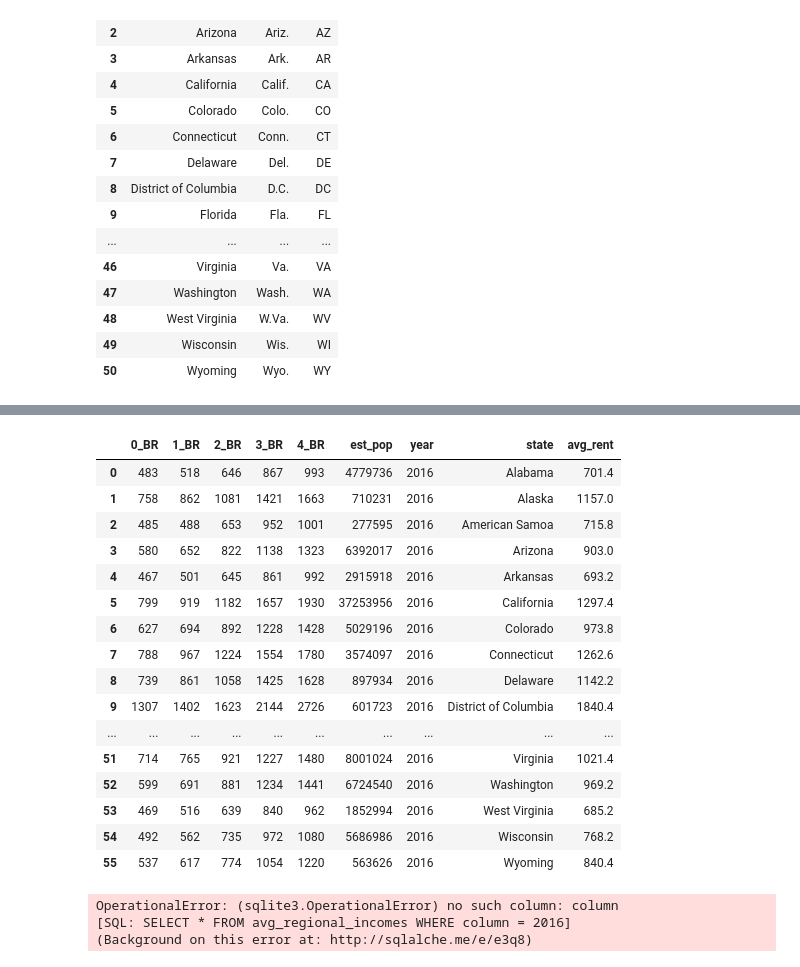
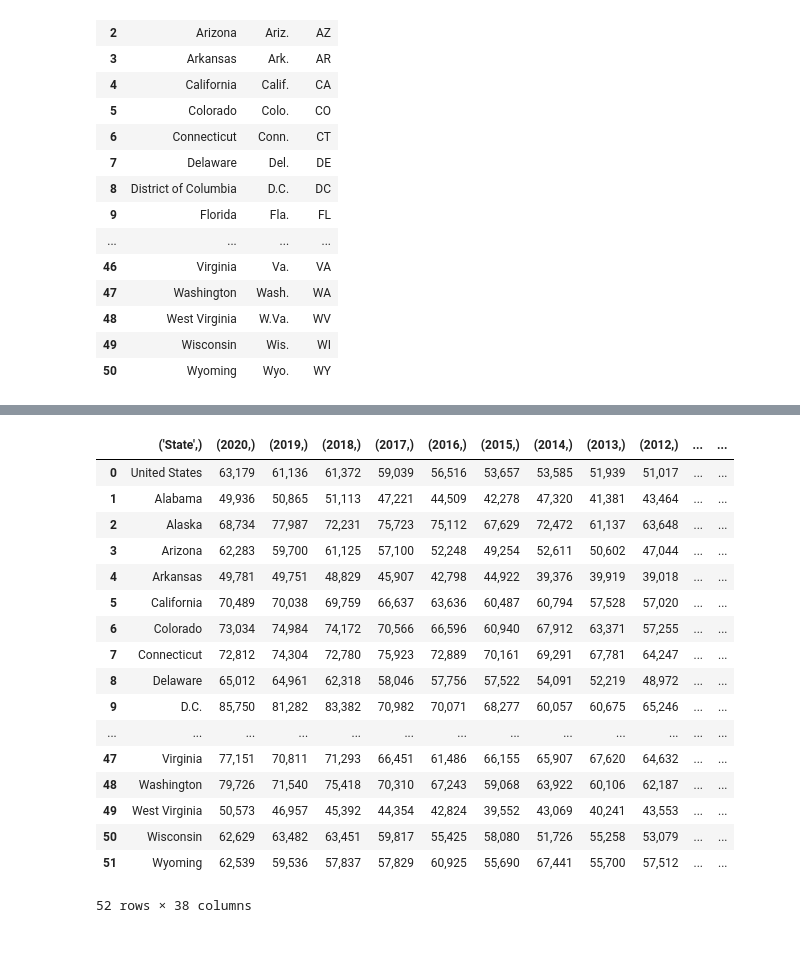
Before and after one commit to gamem001/warehousing_the_housing_crisis, a Jupyter notebook: all_notebooks/all_housing_data.ipynb, the cells around one changed output, grey strips where cells are left out. Drawn from its saved outputs; the diff is of its cells as text; code cells hidden in the pictures.

```diff
--- a/all_notebooks/all_housing_data.ipynb
+++ b/all_notebooks/all_housing_data.ipynb
@@ -671,21 +654,3 @@ SyntaxError: unexpected EOF while parsing (<ipython-input-57-397c0c0c60e1>, line
 # %%
-pd.read_sql('SELECT * FROM rental_pricing WHERE year = 2016', con=engine)
+# pd.read_sql('SELECT * FROM rental_pricing WHERE year = 2016', con=engine)
-# %% [output]
-|  | 0_BR | 1_BR | 2_BR | 3_BR | 4_BR | est_pop | year | state | avg_rent |
-| 0 | 483 | 518 | 646 | 867 | 993 | 4779736 | 2016 | Alabama | 701.4 |
-| 1 | 758 | 862 | 1081 | 1421 | 1663 | 710231 | 2016 | Alaska | 1157.0 |
-| 2 | 485 | 488 | 653 | 952 | 1001 | 277595 | 2016 | American Samoa | 715.8 |
-| 3 | 580 | 652 | 822 | 1138 | 1323 | 6392017 | 2016 | Arizona | 903.0 |
-| 4 | 467 | 501 | 645 | 861 | 992 | 2915918 | 2016 | Arkansas | 693.2 |
-| 5 | 799 | 919 | 1182 | 1657 | 1930 | 37253956 | 2016 | California | 1297.4 |
-| 6 | 627 | 694 | 892 | 1228 | 1428 | 5029196 | 2016 | Colorado | 973.8 |
-| 7 | 788 | 967 | 1224 | 1554 | 1780 | 3574097 | 2016 | Connecticut | 1262.6 |
-| 8 | 739 | 861 | 1058 | 1425 | 1628 | 897934 | 2016 | Delaware | 1142.2 |
-| 9 | 1307 | 1402 | 1623 | 2144 | 2726 | 601723 | 2016 | District of Columbia | 1840.4 |
-| ... | ... | ... | ... | ... | ... | ... | ... | ... | ... |
-| 51 | 714 | 765 | 921 | 1227 | 1480 | 8001024 | 2016 | Virginia | 1021.4 |
-| 52 | 599 | 691 | 881 | 1234 | 1441 | 6724540 | 2016 | Washington | 969.2 |
-| 53 | 469 | 516 | 639 | 840 | 962 | 1852994 | 2016 | West Virginia | 685.2 |
-| 54 | 492 | 562 | 735 | 972 | 1080 | 5686986 | 2016 | Wisconsin | 768.2 |
-| 55 | 537 | 617 | 774 | 1054 | 1220 | 563626 | 2016 | Wyoming | 840.4 |
 # %%
@@ -693,7 +658,25 @@ test = pd.read_sql('SELECT * FROM homelessness WHERE year = 2016 GROUP BY state'
+# %%
+## need to select the 2016 column from the avg_regional_incomes
+pd.read_sql('SELECT * FROM new_avg_regional_incomes', con=engine)
+# %% [output]
+|  | ('State',) | (2020,) | (2019,) | (2018,) | (2017,) | (2016,) | (2015,) | (2014,) | (2013,) | (2012,) | ... | ... |
+| 0 | United States | 63,179 | 61,136 | 61,372 | 59,039 | 56,516 | 53,657 | 53,585 | 51,939 | 51,017 | ... | ... |
+| 1 | Alabama | 49,936 | 50,865 | 51,113 | 47,221 | 44,509 | 42,278 | 47,320 | 41,381 | 43,464 | ... | ... |
+| 2 | Alaska | 68,734 | 77,987 | 72,231 | 75,723 | 75,112 | 67,629 | 72,472 | 61,137 | 63,648 | ... | ... |
+| 3 | Arizona | 62,283 | 59,700 | 61,125 | 57,100 | 52,248 | 49,254 | 52,611 | 50,602 | 47,044 | ... | ... |
+| 4 | Arkansas | 49,781 | 49,751 | 48,829 | 45,907 | 42,798 | 44,922 | 39,376 | 39,919 | 39,018 | ... | ... |
+| 5 | California | 70,489 | 70,038 | 69,759 | 66,637 | 63,636 | 60,487 | 60,794 | 57,528 | 57,020 | ... | ... |
+| 6 | Colorado | 73,034 | 74,984 | 74,172 | 70,566 | 66,596 | 60,940 | 67,912 | 63,371 | 57,255 | ... | ... |
+| 7 | Connecticut | 72,812 | 74,304 | 72,780 | 75,923 | 72,889 | 70,161 | 69,291 | 67,781 | 64,247 | ... | ... |
+| 8 | Delaware | 65,012 | 64,961 | 62,318 | 58,046 | 57,756 | 57,522 | 54,091 | 52,219 | 48,972 | ... | ... |
+| 9 | D.C. | 85,750 | 81,282 | 83,382 | 70,982 | 70,071 | 68,277 | 60,057 | 60,675 | 65,246 | ... | ... |
+| ... | ... | ... | ... | ... | ... | ... | ... | ... | ... | ... | ... | ... |
+| 47 | Virginia | 77,151 | 70,811 | 71,293 | 66,451 | 61,486 | 66,155 | 65,907 | 67,620 | 64,632 | ... | ... |
+| 48 | Washington | 79,726 | 71,540 | 75,418 | 70,310 | 67,243 | 59,068 | 63,922 | 60,106 | 62,187 | ... | ... |
+| 49 | West Virginia | 50,573 | 46,957 | 45,392 | 44,354 | 42,824 | 39,552 | 43,069 | 40,241 | 43,553 | ... | ... |
+| 50 | Wisconsin | 62,629 | 63,482 | 63,451 | 59,817 | 55,425 | 58,080 | 51,726 | 55,258 | 53,079 | ... | ... |
+| 51 | Wyoming | 62,539 | 59,536 | 57,837 | 57,829 | 60,925 | 55,690 | 67,441 | 55,700 | 57,512 | ... | ... |
+52 rows × 38 columns
 # %%
-## need to select the 2016 column from the avg_regional_incomes
-pd.read_sql('SELECT * FROM avg_regional_incomes WHERE column = 2016', con=engine)
+## need to select the 2016 column from the avg_housing
+# pd.read_sql('SELECT * FROM avg_housing WHERE 2016', con=engine)
-# %% [output]
-OperationalError: (sqlite3.OperationalError) no such column: column
-[SQL: SELECT * FROM avg_regional_incomes WHERE column = 2016]
-(Background on this error at: http://sqlalche.me/e/e3q8)
```
Also changed, not shown: parts of 6 cells of this notebook, 5 other files.
